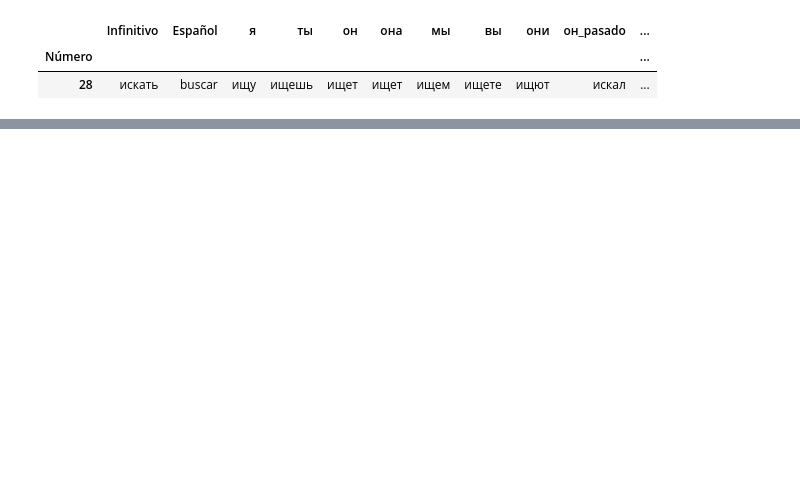
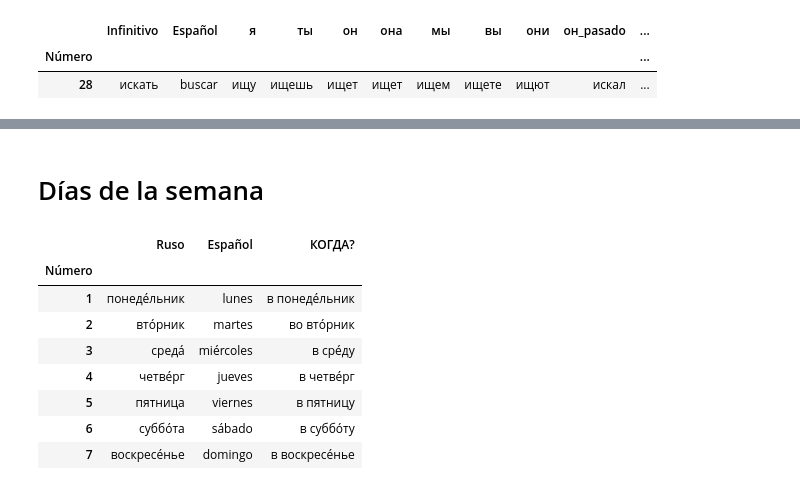
Before and after one commit to Sandiihers/Mis_collabs, a Jupyter notebook: Ruso_compartir.ipynb, the cells around one changed output, grey strips where cells are left out. Saved outputs shown, nothing was run; the diff lists cells and outputs as text; code cells hidden in the pictures; blank space fills up the shorter version.

```diff
--- a/Ruso_compartir.ipynb
+++ b/Ruso_compartir.ipynb
@@ -166,0 +232,20 @@ buscar_por_ruso('целоваться')
+# %% [markdown]
+# Días de la semana
+# %%
+df3=pd.read_csv('/content/drive/MyDrive/Ruso_compartir/Dias de la semana.csv')
+df3.columns = df3.columns.str.strip()
+df3['Ruso'] = df3['Ruso'].str.strip()
+df3['Español'] = df3['Español'].str.strip()
+df3['КОГДА?'] = df3['КОГДА?'].str.strip()
+df3.set_index("Número",inplace=True)
+df3
+# %% [output]
+|  | Ruso | Español | КОГДА? |
+| Número |  |  |  |
+| 1 | понедéльник | lunes | в понедéльник |
+| 2 | втóрник | martes | во втóрник |
+| 3 | средá | miércoles | в срéду |
+| 4 | четвéрг | jueves | в четвéрг |
+| 5 | пятница | viernes | в пятницу |
+| 6 | суббóта | sábado | в суббóту |
+| 7 | воскресéнье | domingo | в воскресéнье |
```
Also changed, not shown: parts of 13 cells of this notebook.
